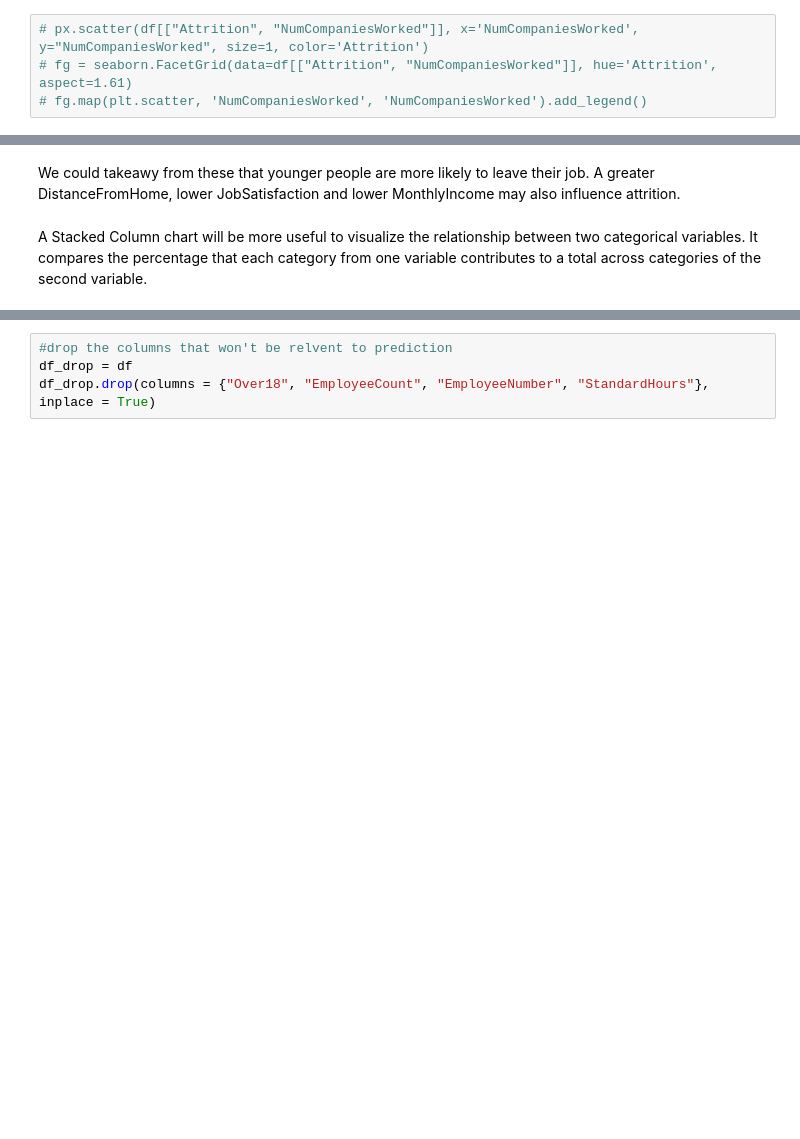
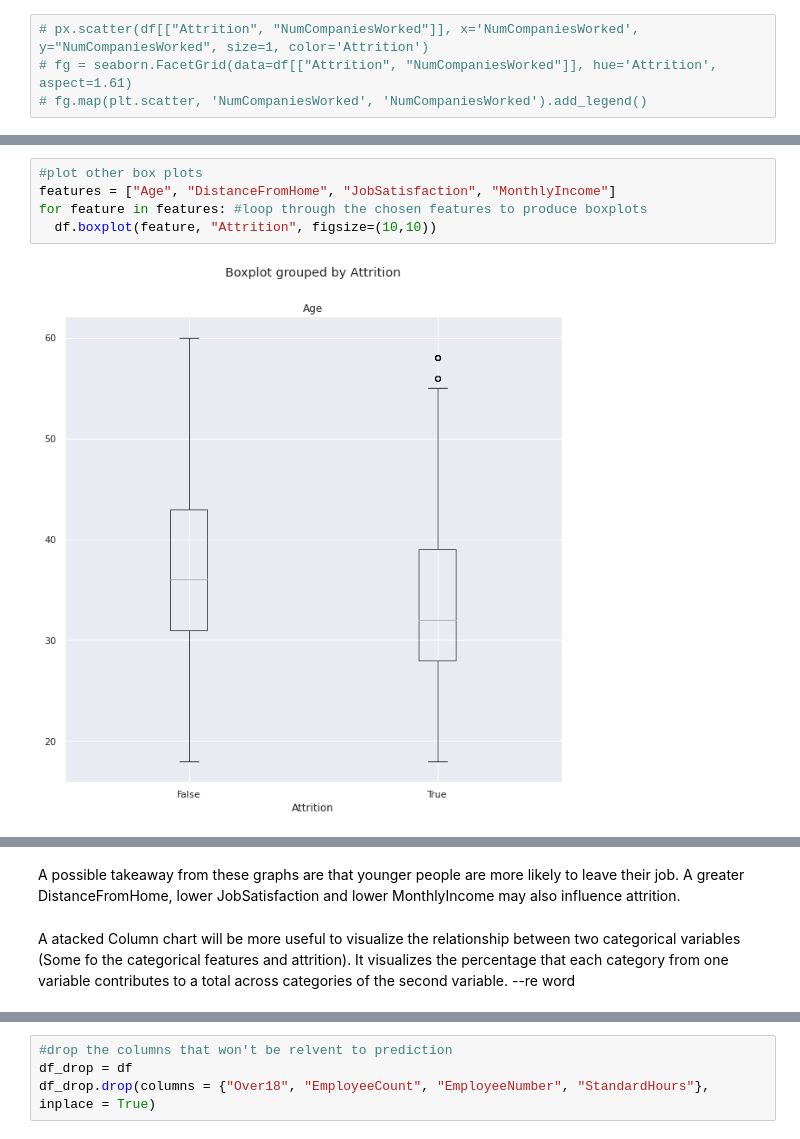
Before and after one commit to SammyBrimberry/GoogleBigQuery_attritionClassification, a Jupyter notebook: gbq_attrition_classificationV1_AP.ipynb, the cells around one changed output, grey strips where cells are left out. Cells and saved outputs as stored; diff of their text form; blank space fills up the shorter version.

```diff
--- a/gbq_attrition_classificationV1_AP.ipynb
+++ b/gbq_attrition_classificationV1_AP.ipynb
@@ -122,0 +134,7 @@ df.boxplot("MonthlyIncome", "Attrition")
+# %%
+#plot other box plots
+features = ["Age", "DistanceFromHome", "JobSatisfaction", "MonthlyIncome"]
+for feature in features: #loop through the chosen features to produce boxplots
+  df.boxplot(feature, "Attrition", figsize=(10,10))
+# %% [output]
+[figure, added]
@@ -123,5 +144,5 @@ df.boxplot("MonthlyIncome", "Attrition")
 # %% [markdown]
-We could takeawy from these that younger people are more likely to leave their job. A greater DistanceFromHome, lower JobSatisfaction and lower MonthlyIncome may also influence attrition.
+A possible takeaway from these graphs are that younger people are more likely to leave their job. A greater DistanceFromHome, lower JobSatisfaction and lower MonthlyIncome may also influence attrition.
 # %% [markdown]
- A Stacked Column chart will be more useful to visualize the relationship between two categorical variables. It compares the percentage that each category from one variable contributes to a total across categories of the second variable.
+A atacked Column chart will be more useful to visualize the relationship between two categorical variables (Some fo the categorical features and attrition). It visualizes the percentage that each category from one variable contributes to a total across categories of the second variable. --re word
 # %%
```
Also changed, not shown: parts of 22 cells of this notebook.
